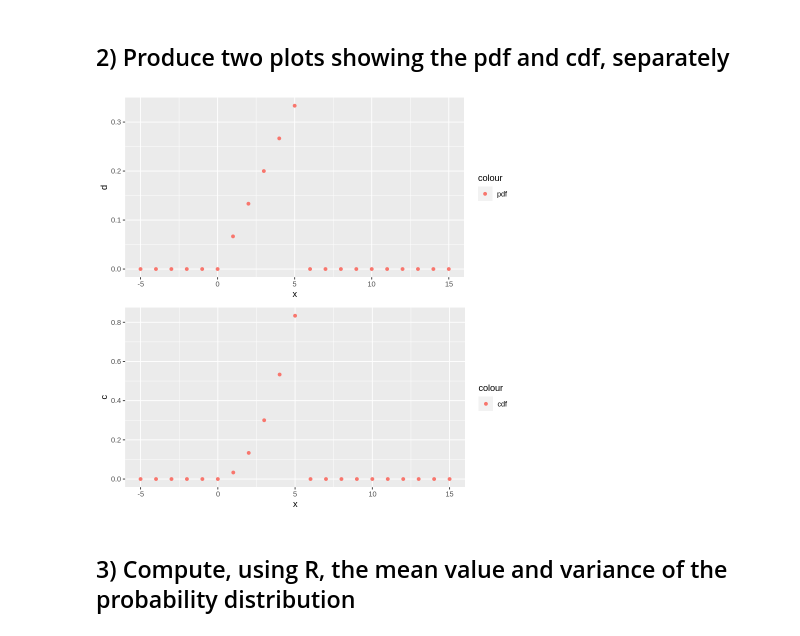
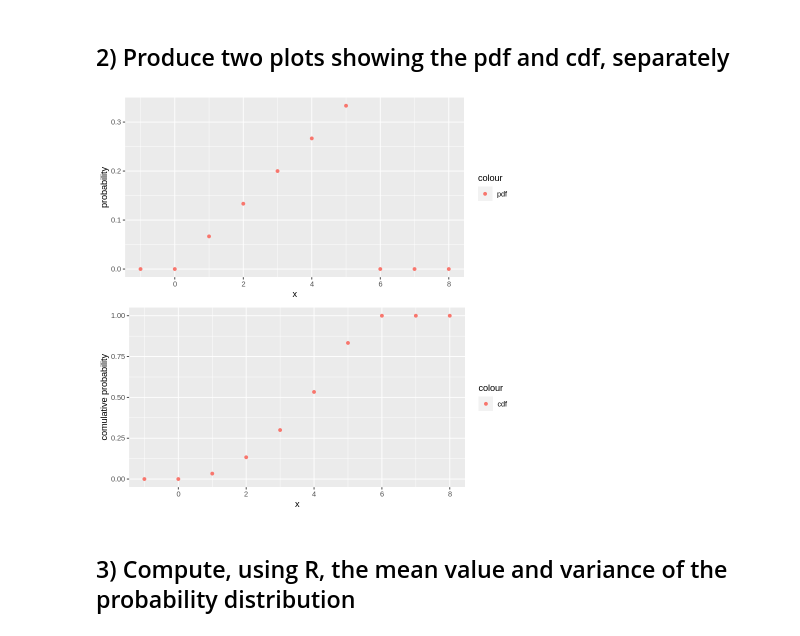
Before and after one commit to vepe99/Advance-Statistics-for-Physics-Analysis-, a Jupyter notebook: Lab2/Lab2.ipynb, the cells around one changed output. Cells and saved outputs as stored; diff of their text form; code cells hidden in the pictures.

```diff
--- a/Lab2/Lab2.ipynb
+++ b/Lab2/Lab2.ipynb
@@ -26,24 +27,31 @@ dunif.2 <- function(n) {
     return (duni2)
     }
 
+# punif.2 <- function(n) {
+#     punif2 <- ifelse(n>0 & n<6,
+#                     (n**2)/30,0)
+#     return (punif2)
+#     }
+
 punif.2 <- function(n) {
     punif2 <- ifelse(n>0 & n<6,
-                    (n**2)/30, 0)
+                    (n**2)/30,
+                    ifelse(n <=0, 0, 1))
     return (punif2)
     }
 # %% [markdown]
 ## 2) Produce two plots showing the pdf and cdf, separately
 # %%
-x <- -5:15
+x <- -1:8
 d <- dunif.2(x)
 c <- punif.2(x)
 
-pdf_plot <- ggplot() + geom_point(aes(x=x, y=d, colour='pdf'))
-cdf_plot <- ggplot() + geom_point(aes(x=x, y=c, colour='cdf'))
+pdf_plot <- ggplot() + geom_point(aes(x=x, y=d, colour='pdf')) + labs(x='x', y='probability')
+cdf_plot <- ggplot() + geom_point(aes(x=x, y=c, colour='cdf')) + labs(x='x', y='comulative probability')
 
 grid.arrange(pdf_plot, cdf_plot, nrow=2)
 # %% [output]
-[figure, old version]
+[figure, new version]
 # %% [markdown]
 ## 3) Compute, using R, the mean value and variance of the probability distribution
 # %%
```
Also changed, not shown: parts of 28 cells of this notebook, 2 other files.
